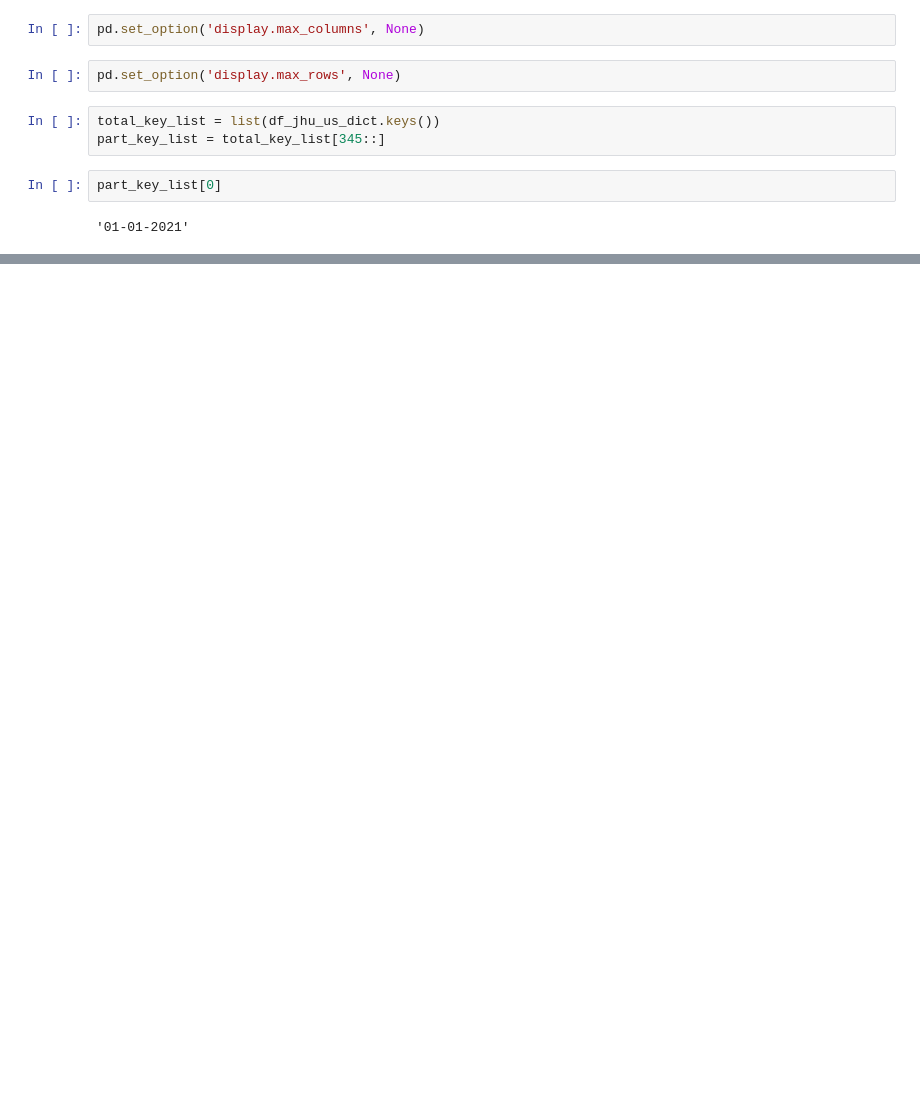
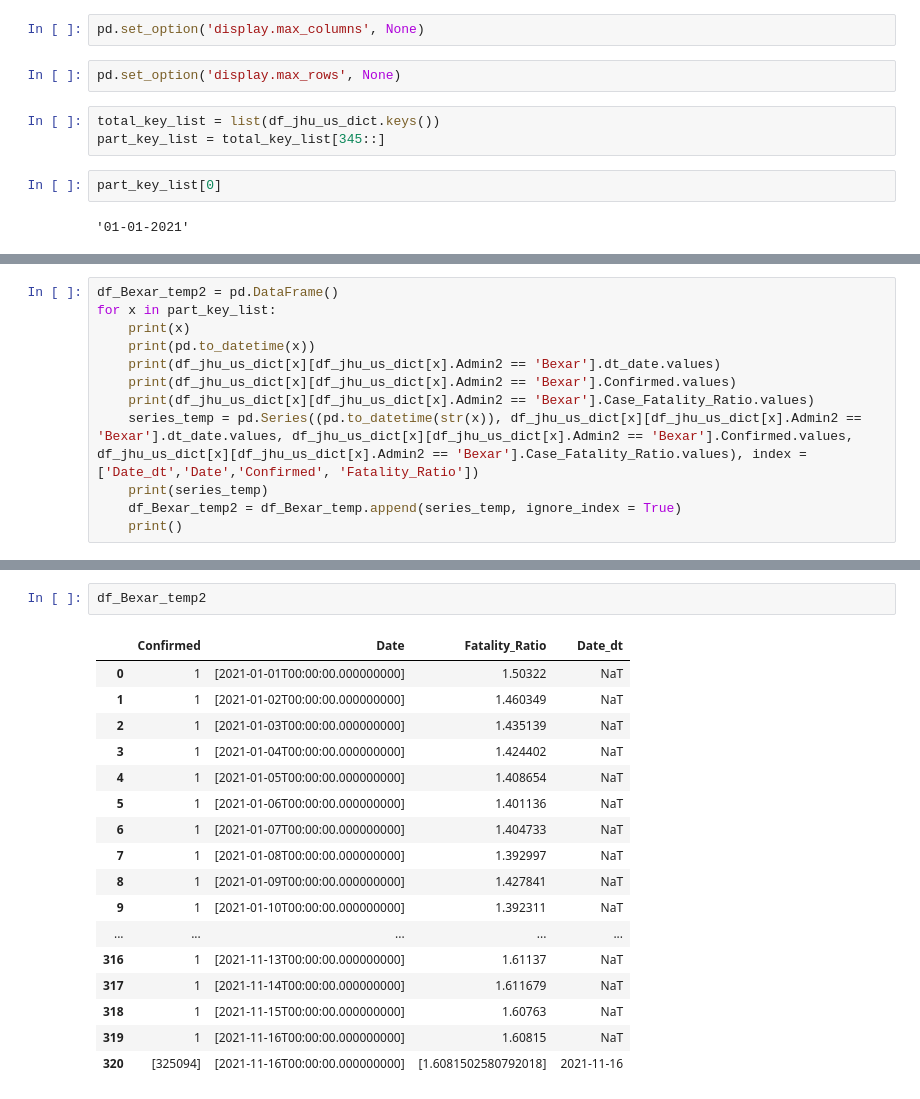
Before and after one commit to ldhagen/JHU_Covid_Notebooks, a Jupyter notebook: Slim_World_Test.ipynb, the cells around one changed output, grey strips where cells are left out. Drawn from its saved outputs; the diff is of its cells as text; blank space fills up the shorter version.

```diff
--- a/Slim_World_Test.ipynb
+++ b/Slim_World_Test.ipynb
@@ -147,0 +184,12 @@ array([1.62797592])
+# %%
+df_Bexar_temp2 = pd.DataFrame()
+for x in part_key_list:
+    print(x)
+    print(pd.to_datetime(x))
+    print(df_jhu_us_dict[x][df_jhu_us_dict[x].Admin2 == 'Bexar'].dt_date.values)
+    print(df_jhu_us_dict[x][df_jhu_us_dict[x].Admin2 == 'Bexar'].Confirmed.values)
+    print(df_jhu_us_dict[x][df_jhu_us_dict[x].Admin2 == 'Bexar'].Case_Fatality_Ratio.values)
+    series_temp = pd.Series((pd.to_datetime(str(x)), df_jhu_us_dict[x][df_jhu_us_dict[x].Admin2 == 'Bexar'].dt_date.values, df_jhu_us_dict[x][df_jhu_us_dict[x].Admin2 == 'Bexar'].Confirmed.values, df_jhu_us_dict[x][df_jhu_us_dict[x].Admin2 == 'Bexar'].Case_Fatality_Ratio.values), index = ['Date_dt','Date','Confirmed', 'Fatality_Ratio'])
+    print(series_temp)
+    df_Bexar_temp2 = df_Bexar_temp.append(series_temp, ignore_index = True)
+    print()
@@ -147,0 +228,20 @@ array([1.62797592])
+# %%
+df_Bexar_temp2
+# %% [output]
+|  | Confirmed | Date | Fatality_Ratio | Date_dt |
+| 0 | 1 | [2021-01-01T00:00:00.000000000] | 1.50322 | NaT |
+| 1 | 1 | [2021-01-02T00:00:00.000000000] | 1.460349 | NaT |
+| 2 | 1 | [2021-01-03T00:00:00.000000000] | 1.435139 | NaT |
+| 3 | 1 | [2021-01-04T00:00:00.000000000] | 1.424402 | NaT |
+| 4 | 1 | [2021-01-05T00:00:00.000000000] | 1.408654 | NaT |
+| 5 | 1 | [2021-01-06T00:00:00.000000000] | 1.401136 | NaT |
+| 6 | 1 | [2021-01-07T00:00:00.000000000] | 1.404733 | NaT |
+| 7 | 1 | [2021-01-08T00:00:00.000000000] | 1.392997 | NaT |
+| 8 | 1 | [2021-01-09T00:00:00.000000000] | 1.427841 | NaT |
+| 9 | 1 | [2021-01-10T00:00:00.000000000] | 1.392311 | NaT |
+| ... | ... | ... | ... | ... |
+| 316 | 1 | [2021-11-13T00:00:00.000000000] | 1.61137 | NaT |
+| 317 | 1 | [2021-11-14T00:00:00.000000000] | 1.611679 | NaT |
+| 318 | 1 | [2021-11-15T00:00:00.000000000] | 1.60763 | NaT |
+| 319 | 1 | [2021-11-16T00:00:00.000000000] | 1.60815 | NaT |
+| 320 | [325094] | [2021-11-16T00:00:00.000000000] | [1.6081502580792018] | 2021-11-16 |
```
Also changed, not shown: parts of 16 cells of this notebook, 3 other files.
